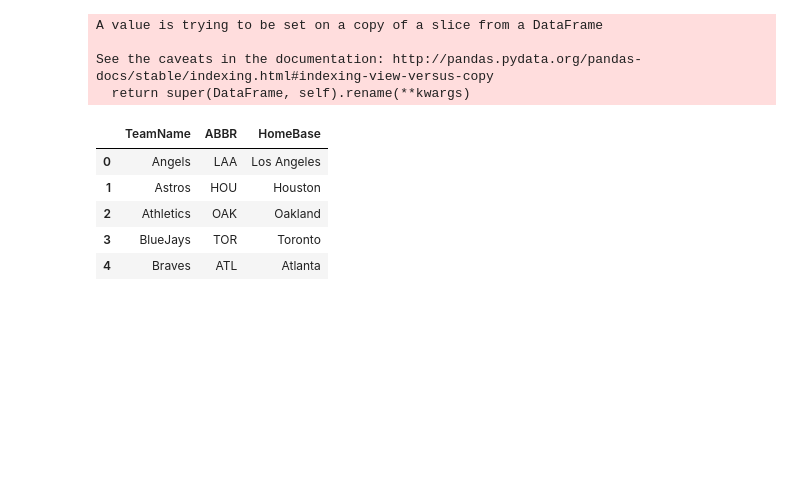
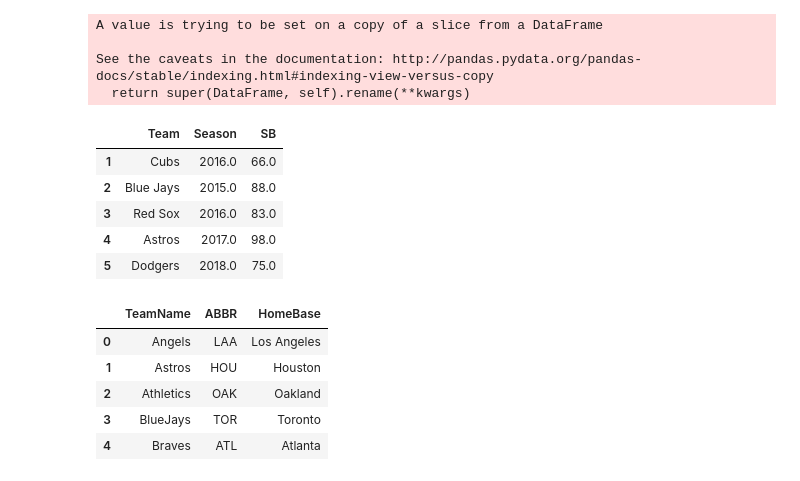
Before and after one commit to tkhutunishvili/project-baseball, a Jupyter notebook: Data-clean-import-sql.ipynb, the cells around one changed output. Cells and saved outputs as stored; diff of their text form; code cells hidden in the pictures; blank space fills up the shorter version.

```diff
--- a/Data-clean-import-sql.ipynb
+++ b/Data-clean-import-sql.ipynb
@@ -46,12 +50,20 @@ See the caveats in the documentation: http://pandas.pydata.org/pandas-docs/stabl
 # %%
 ##Creating team data from 2015-2018
 ##Displaying the data
 team_results_df = team_batting(2015, 2018)
 team_results_df.head()
 team_results_df[["Team", "Season", "SB"]]
 team_results_sql=team_results_df[["Team", "Season", "SB"]]
 #import data in to MySQL
 import_in_sql(data=team_results_sql, table='team_batting')
+team_results_sql.head()
+# %% [output]
+|  | Team | Season | SB |
+| 1 | Cubs | 2016.0 | 66.0 |
+| 2 | Blue Jays | 2015.0 | 88.0 |
+| 3 | Red Sox | 2016.0 | 83.0 |
+| 4 | Astros | 2017.0 | 98.0 |
+| 5 | Dodgers | 2018.0 | 75.0 |
 # %%
 ##Creating team list with abbreviations
 ##Displaying the data
```
Also changed, not shown: parts of 15 cells of this notebook, 16 other files.
